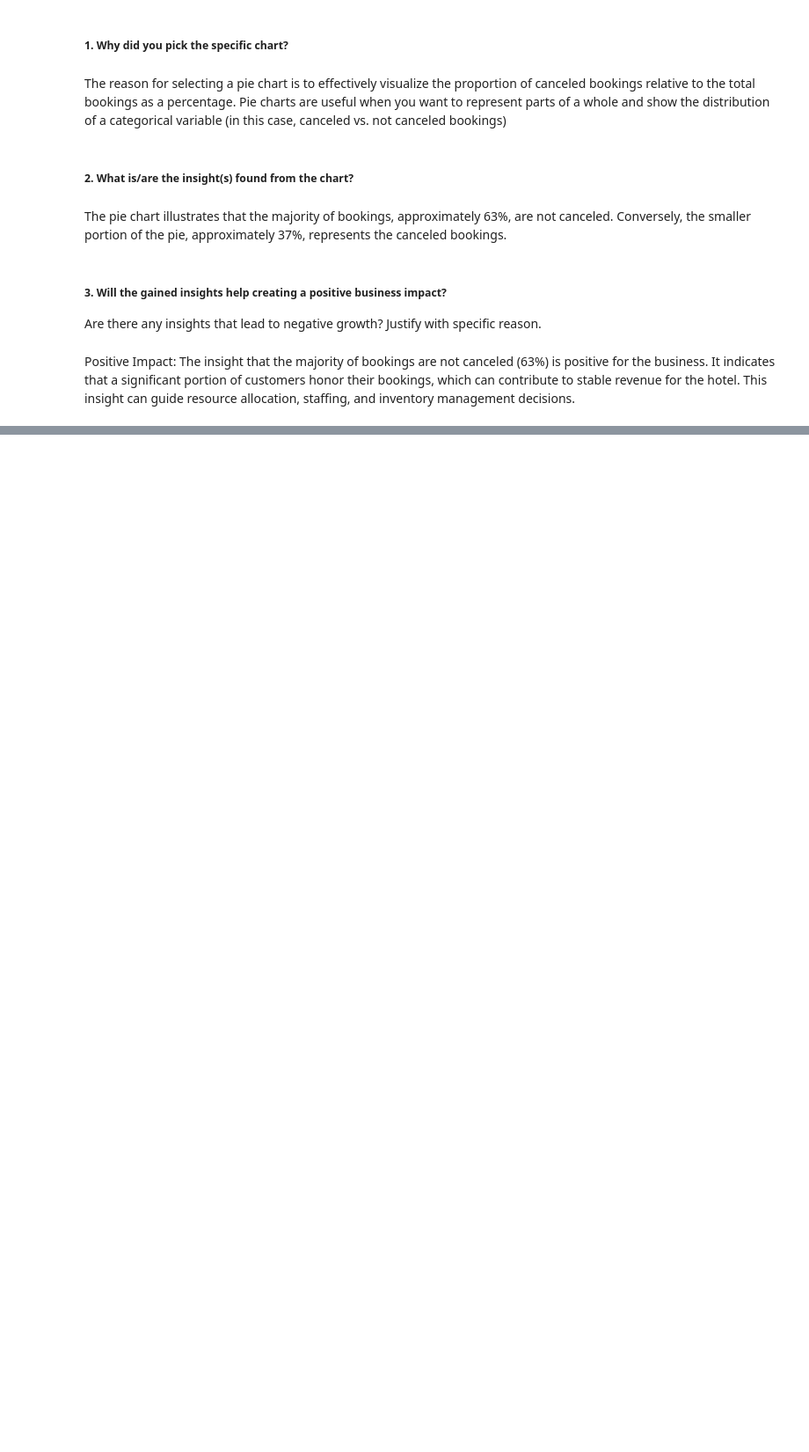
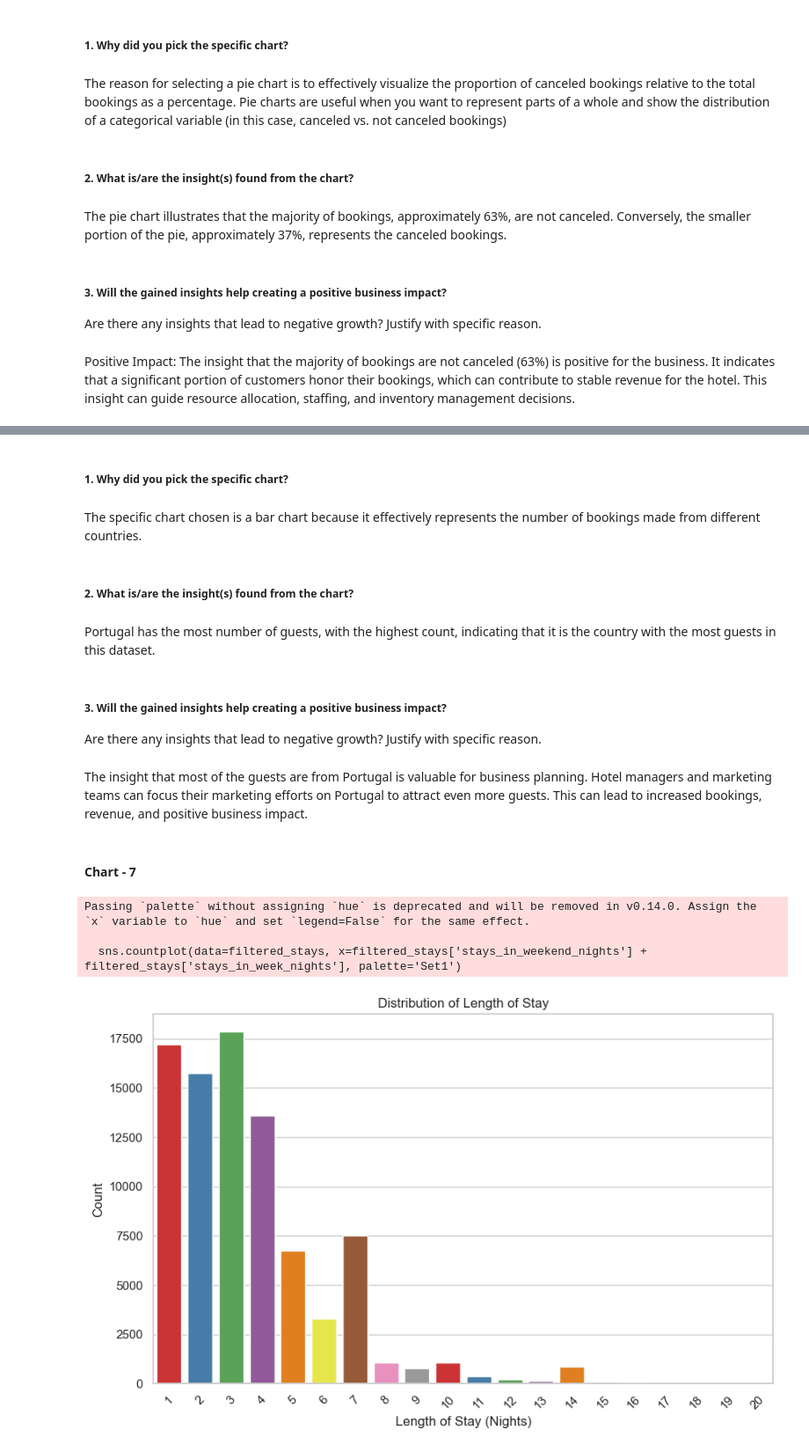
Before and after one commit to deepanshudagdi/EDA-Hotel-Bookings, a Jupyter notebook: EDA_hotel_booking_Samhitha_Template.ipynb, the cells around one changed output, grey strips where cells are left out. Shown at 88% size. Drawn from its saved outputs; the diff is of its cells as text; code cells hidden in the pictures; blank space fills up the shorter version.

```diff
--- a/EDA_hotel_booking_Samhitha_Template.ipynb
+++ b/EDA_hotel_booking_Samhitha_Template.ipynb
@@ -476,0 +569,42 @@ Positive Impact: The insight that the majority of bookings are not canceled (63%
+# %% [markdown]
+##### 1. Why did you pick the specific chart?
+# %% [markdown]
+The specific chart chosen is a bar chart because it effectively represents the number of bookings made from different countries.
+# %% [markdown]
+##### 2. What is/are the insight(s) found from the chart?
+# %% [markdown]
+Portugal has the most number of guests, with the highest count, indicating that it is the country with the most guests in this dataset.
+# %% [markdown]
+##### 3. Will the gained insights help creating a positive business impact?
+Are there any insights that lead to negative growth? Justify with specific reason.
+# %% [markdown]
+The insight that most of the guests are from Portugal is valuable for business planning. Hotel managers and marketing teams can focus their marketing efforts on Portugal to attract even more guests. This can lead to increased bookings, revenue, and positive business impact.
+# %% [markdown]
+#### Chart - 7
+# %%
+import matplotlib.pyplot as plt
+import seaborn as sns
+
+# Filter data for stays between 1 and 20 nights
+filtered_stays = df[(df['stays_in_weekend_nights'] + df['stays_in_week_nights']).between(1, 20)]
+
+# Set the style of the plot
+sns.set(style="whitegrid")
+
+# Create a bar chart for the filtered stays
+plt.figure(figsize=(10, 6))
+sns.countplot(data=filtered_stays, x=filtered_stays['stays_in_weekend_nights'] + filtered_stays['stays_in_week_nights'], palette='Set1')
+
+# Adding labels and title
+plt.xlabel("Length of Stay (Nights)")
+plt.ylabel("Count")
+plt.title("Distribution of Length of Stay")
+
+# Show the plot
+plt.xticks(rotation=45)  # Rotate x-axis labels for better readability
+plt.show()
+# %% [output]
+Passing `palette` without assigning `hue` is deprecated and will be removed in v0.14.0. Assign the `x` variable to `hue` and set `legend=False` for the same effect.
+
+  sns.countplot(data=filtered_stays, x=filtered_stays['stays_in_weekend_nights'] + filtered_stays['stays_in_week_nights'], palette='Set1')
+[figure, added]
```
Also changed, not shown: parts of 77 cells of this notebook.
